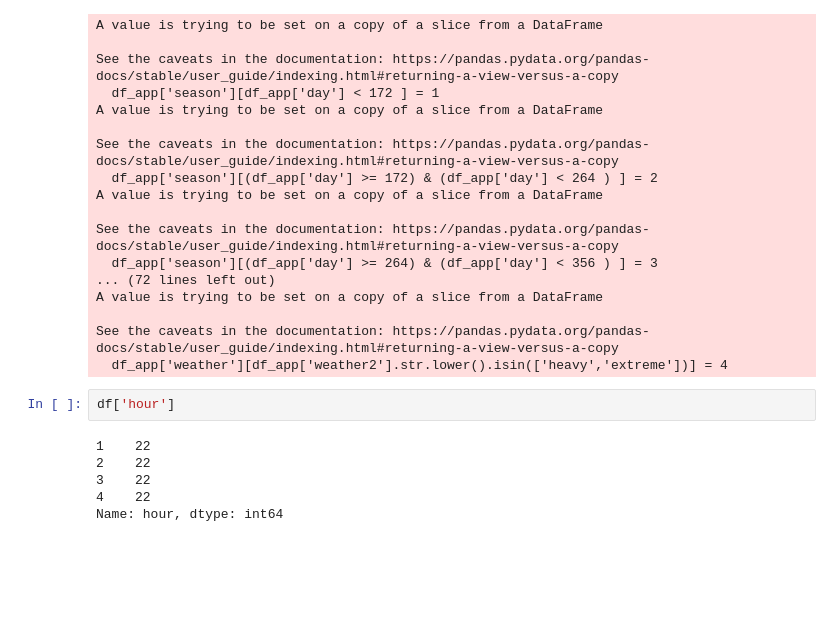
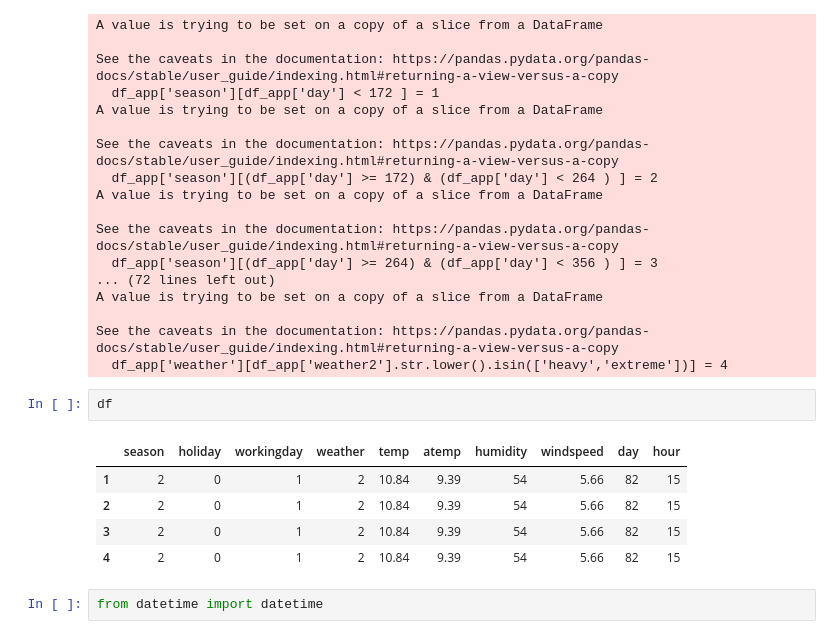
Before and after one commit to yayahamour/project_bike, a Jupyter notebook: netoyage.ipynb, the cells around one changed output. Saved outputs shown, nothing was run; the diff lists cells and outputs as text; blank space fills up the shorter version.

```diff
--- a/netoyage.ipynb
+++ b/netoyage.ipynb
@@ -482,10 +512,12 @@ A value is trying to be set on a copy of a slice from a DataFrame
 See the caveats in the documentation: https://pandas.pydata.org/pandas-docs/stable/user_guide/indexing.html#returning-a-view-versus-a-copy
   df_app['weather'][df_app['weather2'].str.lower().isin(['heavy','extreme'])] = 4
 # %%
-df['hour']
+df
 # %% [output]
-1    22
-2    22
-3    22
-4    22
-Name: hour, dtype: int64
+|  | season | holiday | workingday | weather | temp | atemp | humidity | windspeed | day | hour |
+| 1 | 2 | 0 | 1 | 2 | 10.84 | 9.39 | 54 | 5.66 | 82 | 15 |
+| 2 | 2 | 0 | 1 | 2 | 10.84 | 9.39 | 54 | 5.66 | 82 | 15 |
+| 3 | 2 | 0 | 1 | 2 | 10.84 | 9.39 | 54 | 5.66 | 82 | 15 |
+| 4 | 2 | 0 | 1 | 2 | 10.84 | 9.39 | 54 | 5.66 | 82 | 15 |
+# %%
+from datetime import datetime
```
Also changed, not shown: parts of 18 cells of this notebook, 2 other files.
